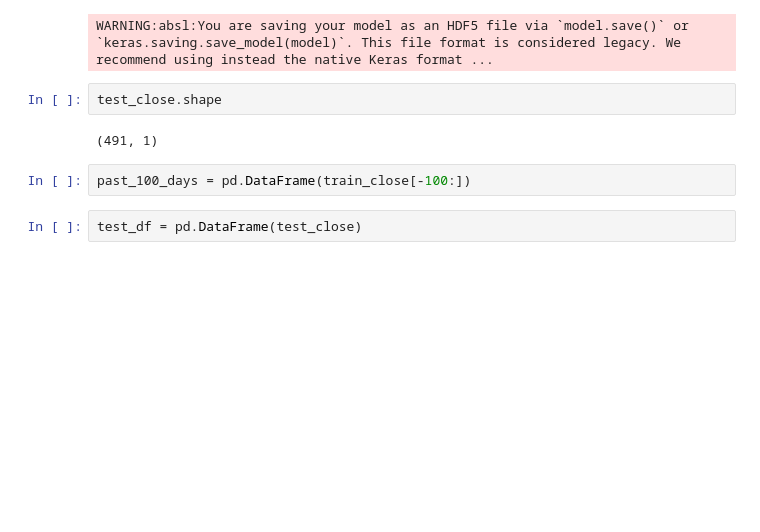
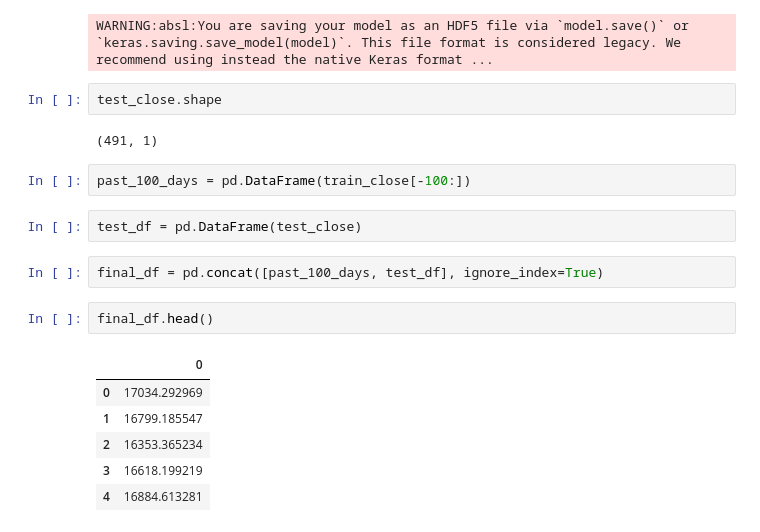
Before and after one commit to GilbertTcheugoue/Backtesting-Infrastructure-CryptoTrading, a Jupyter notebook: notebooks/LSTM_model.ipynb, the cells around one changed output. Drawn from its saved outputs; the diff is of its cells as text; blank space fills up the shorter version.

```diff
--- a/notebooks/LSTM_model.ipynb
+++ b/notebooks/LSTM_model.ipynb
@@ -208,3 +214,14 @@ test_close.shape
 past_100_days = pd.DataFrame(train_close[-100:])
 # %%
 test_df = pd.DataFrame(test_close)
+# %%
+final_df = pd.concat([past_100_days, test_df], ignore_index=True)
+# %%
+final_df.head()
+# %% [output]
+|  | 0 |
+| 0 | 17034.292969 |
+| 1 | 16799.185547 |
+| 2 | 16353.365234 |
+| 3 | 16618.199219 |
+| 4 | 16884.613281 |
```
Also changed, not shown: parts of 22 cells of this notebook, 1 other file.
